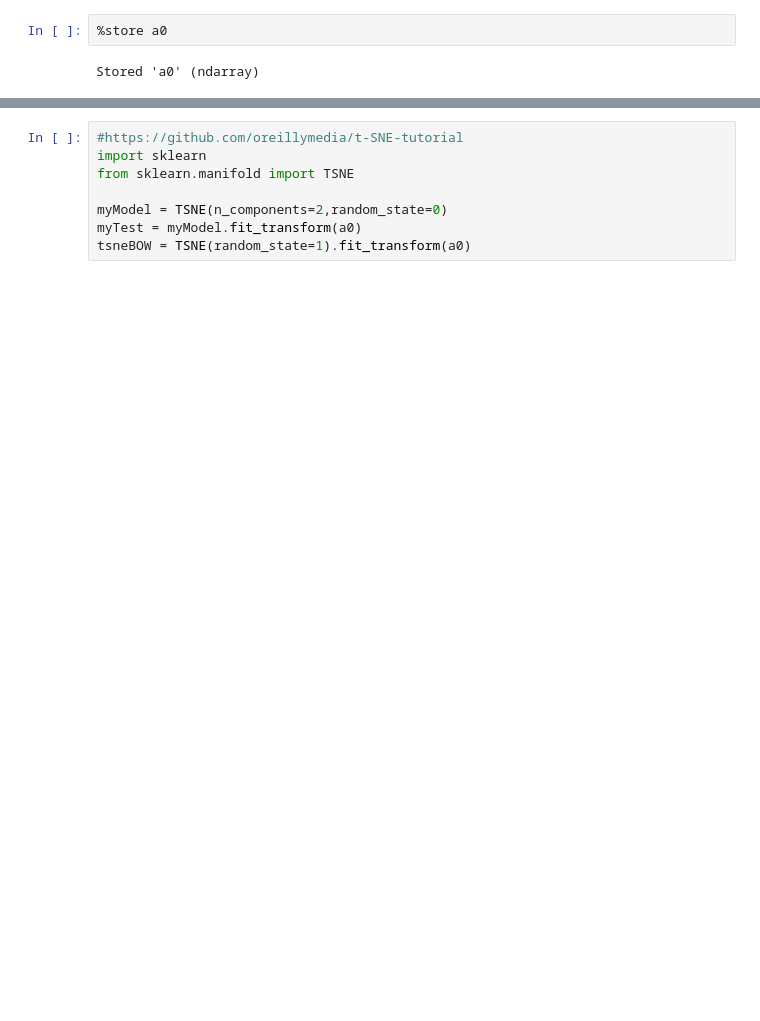
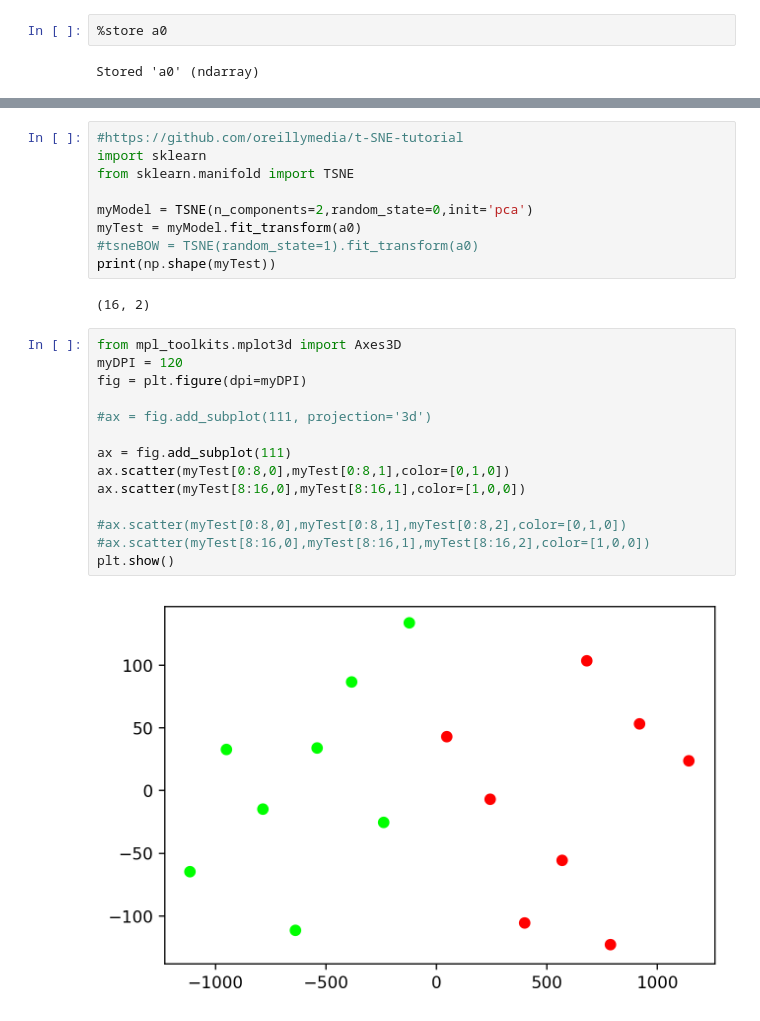
Before and after one commit to theScinder/instrumentorumScindendum, a Jupyter notebook: tSNE_BOW.ipynb, the cells around one changed output, grey strips where cells are left out. Drawn from its saved outputs; the diff is of its cells as text; blank space fills up the shorter version.

Commit message:
Test sklearn TSNE on another box, works without error. Error specific to this machine: Intel MKL FATAL ERROR: Cannot load libmkl_avx2.so or libmkl_def.so.

```diff
--- a/tSNE_BOW.ipynb
+++ b/tSNE_BOW.ipynb
@@ -187,6 +218,25 @@ Stored 'a0' (ndarray)
 import sklearn
 from sklearn.manifold import TSNE
 
-myModel = TSNE(n_components=2,random_state=0)
+myModel = TSNE(n_components=2,random_state=0,init='pca')
 myTest = myModel.fit_transform(a0)
-tsneBOW = TSNE(random_state=1).fit_transform(a0)
+#tsneBOW = TSNE(random_state=1).fit_transform(a0)
+print(np.shape(myTest))
+# %% [output]
+(16, 2)
+# %%
+from mpl_toolkits.mplot3d import Axes3D
+myDPI = 120
+fig = plt.figure(dpi=myDPI)
+
+#ax = fig.add_subplot(111, projection='3d')
+
+ax = fig.add_subplot(111)
+ax.scatter(myTest[0:8,0],myTest[0:8,1],color=[0,1,0])
+ax.scatter(myTest[8:16,0],myTest[8:16,1],color=[1,0,0])
+
+#ax.scatter(myTest[0:8,0],myTest[0:8,1],myTest[0:8,2],color=[0,1,0])
+#ax.scatter(myTest[8:16,0],myTest[8:16,1],myTest[8:16,2],color=[1,0,0])
+plt.show()
+# %% [output]
+[figure, added]
```
Also changed, not shown: parts of 9 cells of this notebook.
